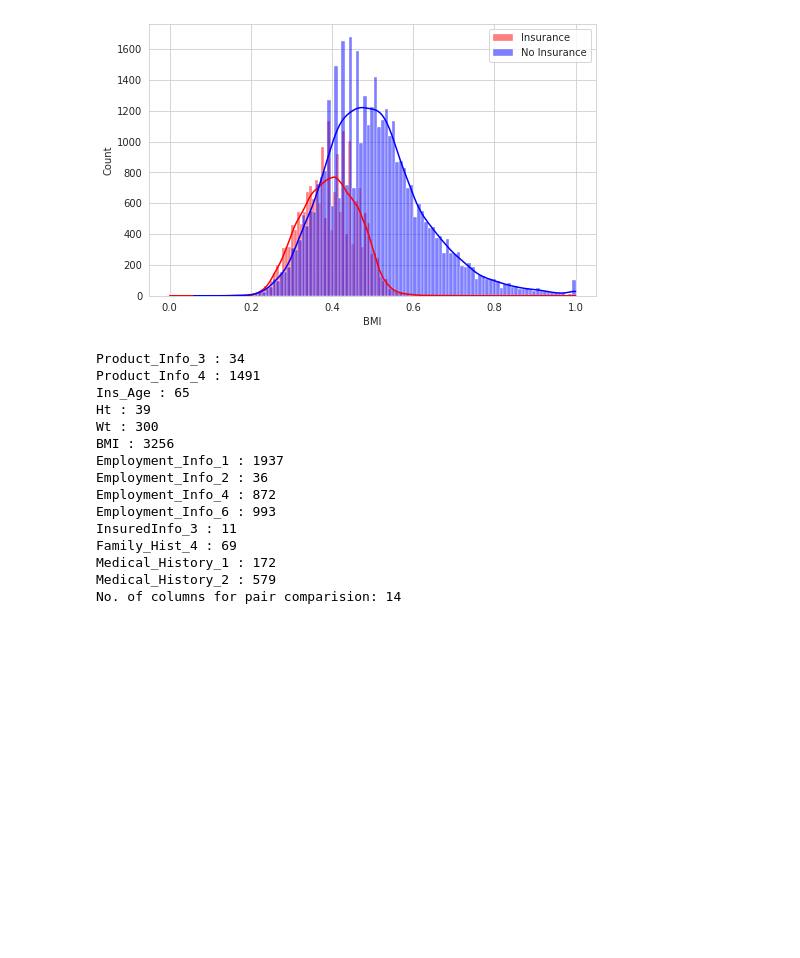
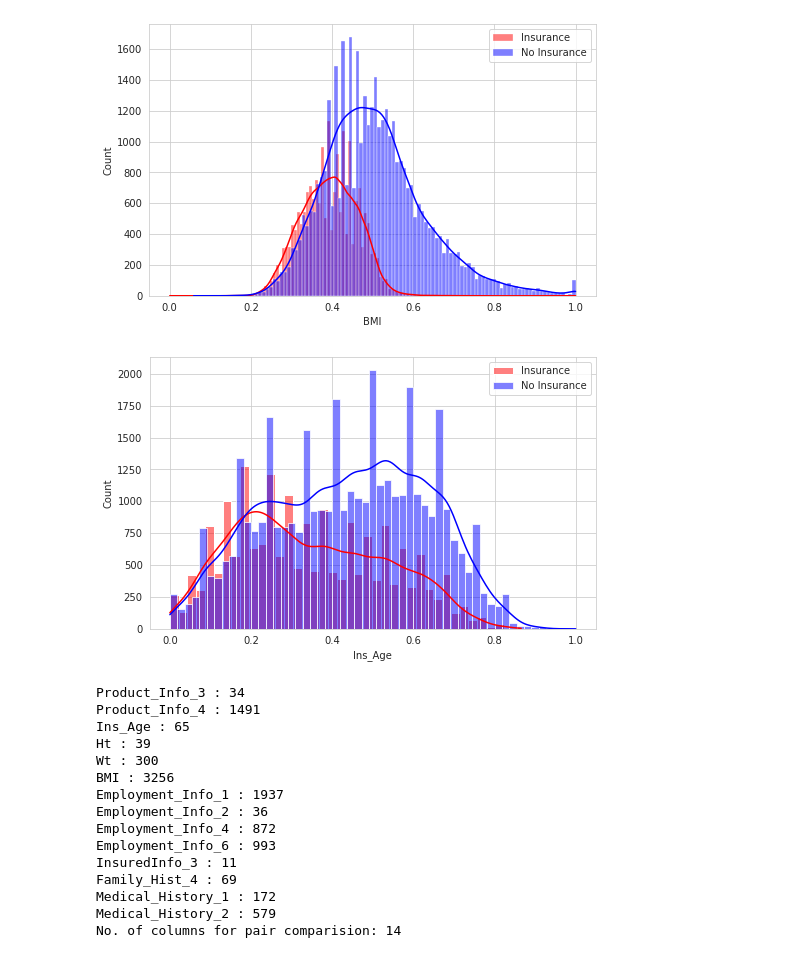
Before and after one commit to ayush9304/Life-Insurance-Risk-Prediction, a Jupyter notebook: Life_Insurance_Risk_Prediction.ipynb, the cells around one changed output. Cells and saved outputs as stored; diff of their text form; code cells hidden in the pictures; blank space fills up the shorter version.

```diff
--- a/Life_Insurance_Risk_Prediction.ipynb
+++ b/Life_Insurance_Risk_Prediction.ipynb
@@ -168,6 +168,14 @@ plt.legend()
 plt.show()
 # %% [output]
 [figure]
+# %%
+plt.figure(figsize=(8,5))
+sns.histplot(df[df['New_Response']==1]['Ins_Age'], color='red', kde=True, label='Insurance')
+sns.histplot(df[df['New_Response']==0]['Ins_Age'], color='blue', kde=True, label='No Insurance')
+plt.legend()
+plt.show()
+# %% [output]
+[figure, added]
 # %%
 num_cols = [col for col in df.columns if df[col].dtype !='object']
 num_cols.remove('New_Response')
```
